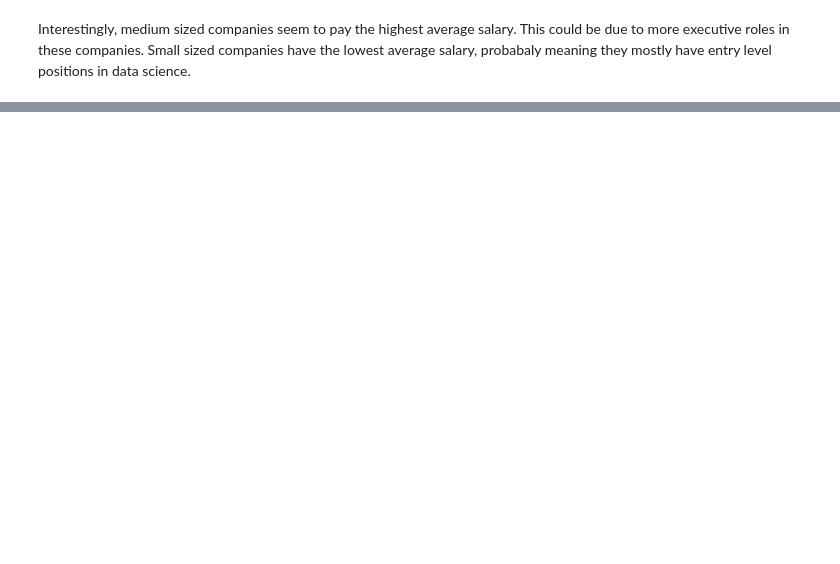
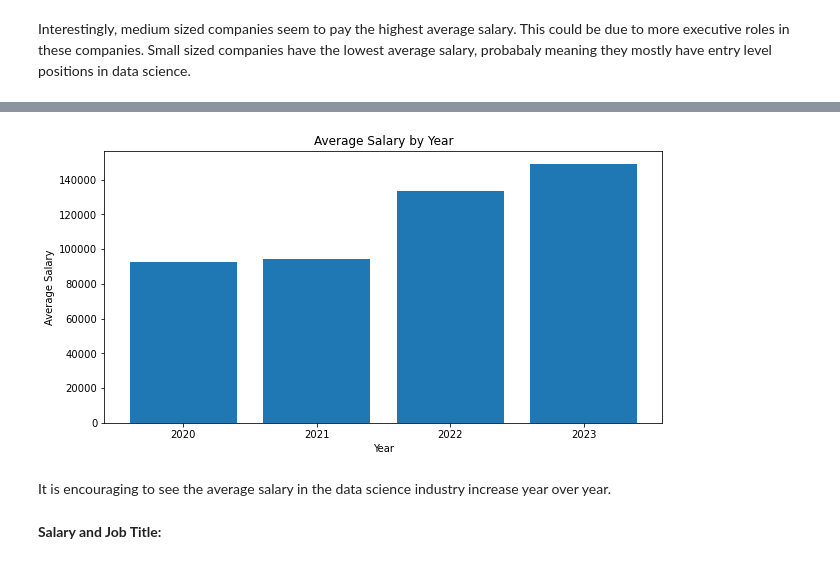
Before and after one commit to Armand34205/Springboard-Final-Capstone, a Jupyter notebook: Data Science Salaries - Final Capstone.ipynb, the cells around one changed output, grey strips where cells are left out. Saved outputs shown, nothing was run; the diff lists cells and outputs as text; code cells hidden in the pictures; blank space fills up the shorter version.

```diff
--- a/Data Science Salaries - Final Capstone.ipynb
+++ b/Data Science Salaries - Final Capstone.ipynb
@@ -311,0 +315,26 @@ Interestingly, medium sized companies seem to pay the highest average salary. Th
+# %%
+work_2020 = df.loc[(df['work_year'] == 2020)]
+work_2021 = df.loc[(df['work_year'] == 2021)]
+work_2022 = df.loc[(df['work_year'] == 2022)]
+work_2023 = df.loc[(df['work_year'] == 2023)]
+
+year_salary = pd.DataFrame(columns = ['2020','2021','2022','2023'])
+
+year_salary['2020'] = work_2020.groupby('work_year').mean('salary_in_usd')['salary_in_usd'].values
+year_salary['2021'] = work_2021.groupby('work_year').mean('salary_in_usd')['salary_in_usd'].values
+year_salary['2022'] = work_2022.groupby('work_year').mean('salary_in_usd')['salary_in_usd'].values
+year_salary['2023'] = work_2023.groupby('work_year').mean('salary_in_usd')['salary_in_usd'].values
+# %%
+fig = plt.figure(figsize = (10,5))
+
+plt.bar(year_salary.columns,year_salary.values.tolist()[0])
+plt.xlabel('Year')
+plt.ylabel('Average Salary')
+plt.title('Average Salary by Year')
+plt.show()
+# %% [output]
+[figure, added]
+# %% [markdown]
+It is encouraging to see the average salary in the data science industry increase year over year.
+# %% [markdown]
+**Salary and Job Title:**
```
Also changed, not shown: parts of 9 cells of this notebook.
